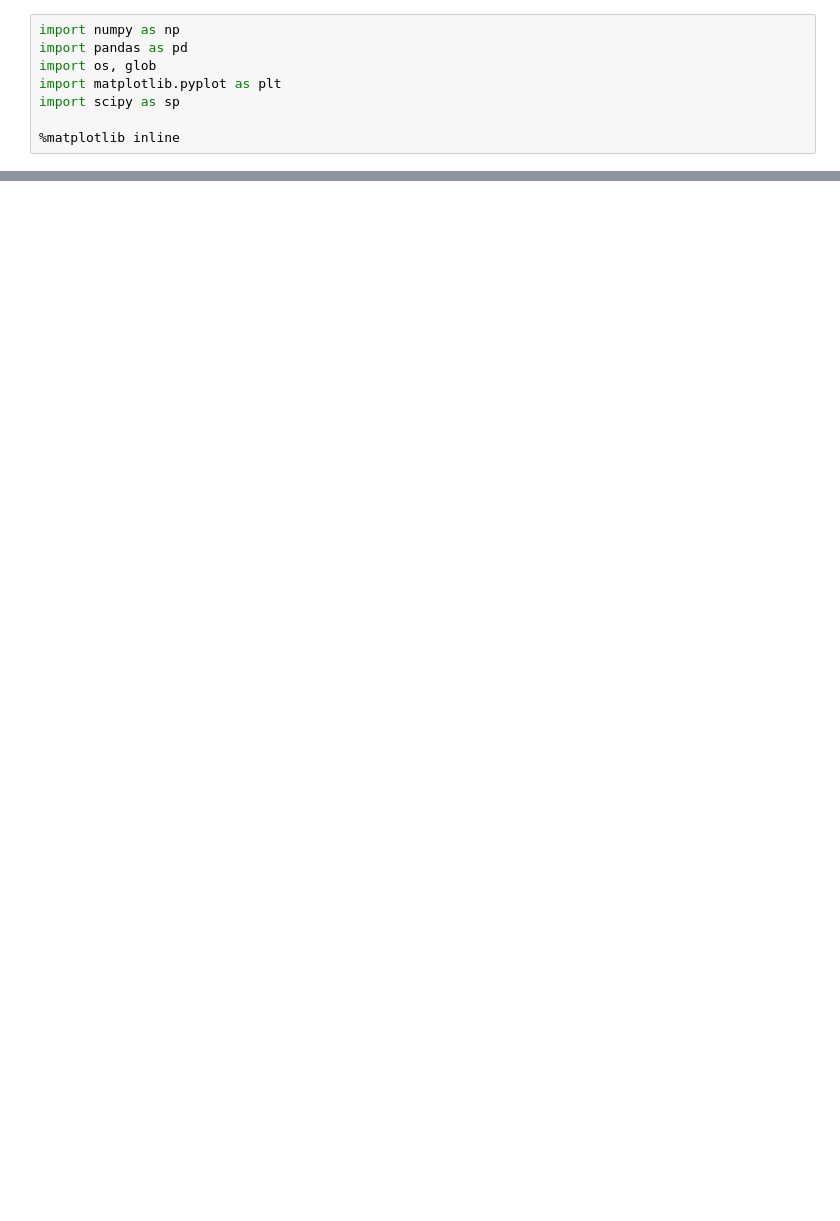
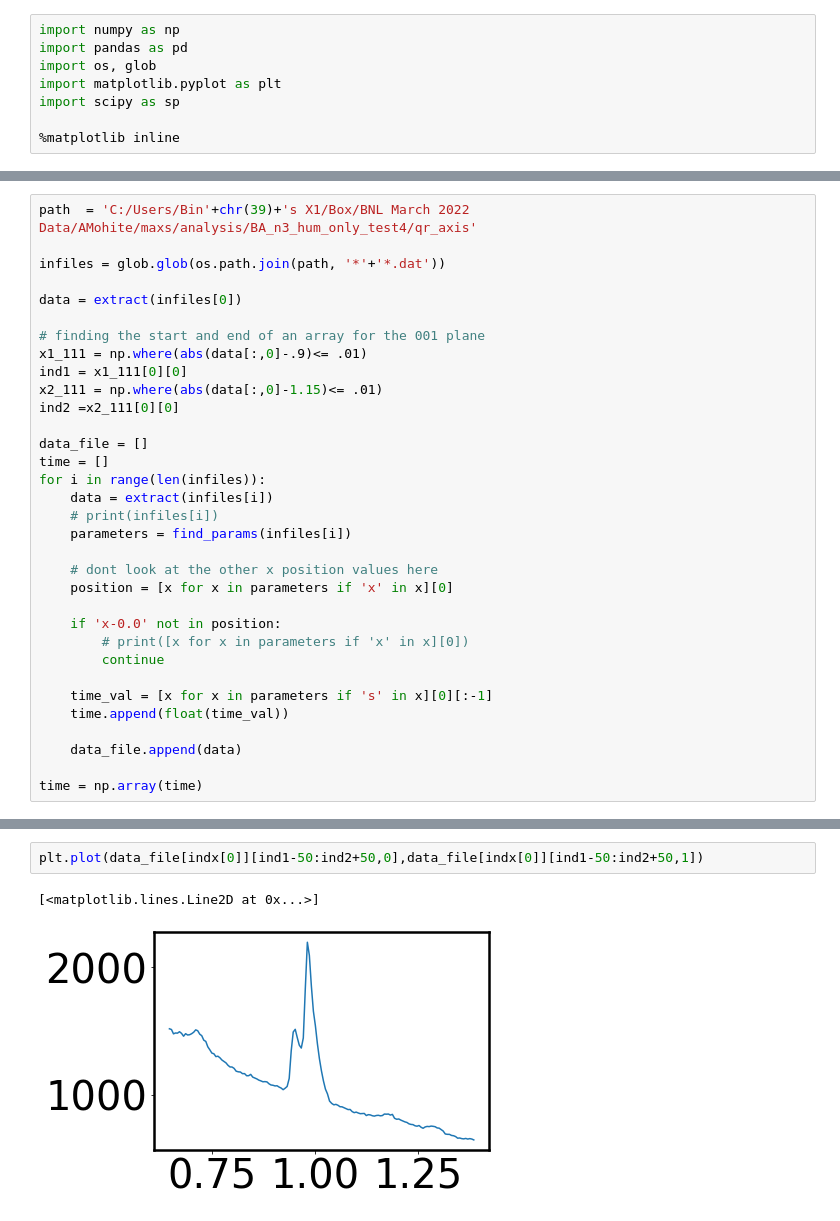
Before and after one commit to lwb56/Mohite_Lab, a Jupyter notebook: main.ipynb, the cells around one changed output, grey strips where cells are left out. Saved outputs shown, nothing was run; the diff lists cells and outputs as text; blank space fills up the shorter version.

```diff
--- a/main.ipynb
+++ b/main.ipynb
@@ -158,0 +137,33 @@ plt.show()
+# %%
+path  = 'C:/Users/Bin'+chr(39)+'s X1/Box/BNL March 2022 Data/AMohite/maxs/analysis/BA_n3_hum_only_test4/qr_axis'
+
+infiles = glob.glob(os.path.join(path, '*'+'*.dat'))
+
+data = extract(infiles[0])
+
+# finding the start and end of an array for the 001 plane
+x1_111 = np.where(abs(data[:,0]-.9)<= .01)
+ind1 = x1_111[0][0]
+x2_111 = np.where(abs(data[:,0]-1.15)<= .01)
+ind2 =x2_111[0][0]
+
+data_file = []
+time = []
+for i in range(len(infiles)):
+    data = extract(infiles[i])
+    # print(infiles[i])
+    parameters = find_params(infiles[i])
+
+    # dont look at the other x position values here
+    position = [x for x in parameters if 'x' in x][0]
+
+    if 'x-0.0' not in position:
+        # print([x for x in parameters if 'x' in x][0])
+        continue
+
+    time_val = [x for x in parameters if 's' in x][0][:-1]
+    time.append(float(time_val))
+
+    data_file.append(data)
+
+time = np.array(time)
@@ -159,3 +209,8 @@ plt.show()
+# %%
+plt.plot(data_file[indx[0]][ind1-50:ind2+50,0],data_file[indx[0]][ind1-50:ind2+50,1])
+# %% [output]
+[<matplotlib.lines.Line2D at 0x...>]
+[figure, added]
 # %%
 # This is to double check the beam0 position in calibration
 
```
Also changed, not shown: parts of 10 cells of this notebook, 1 other file.
